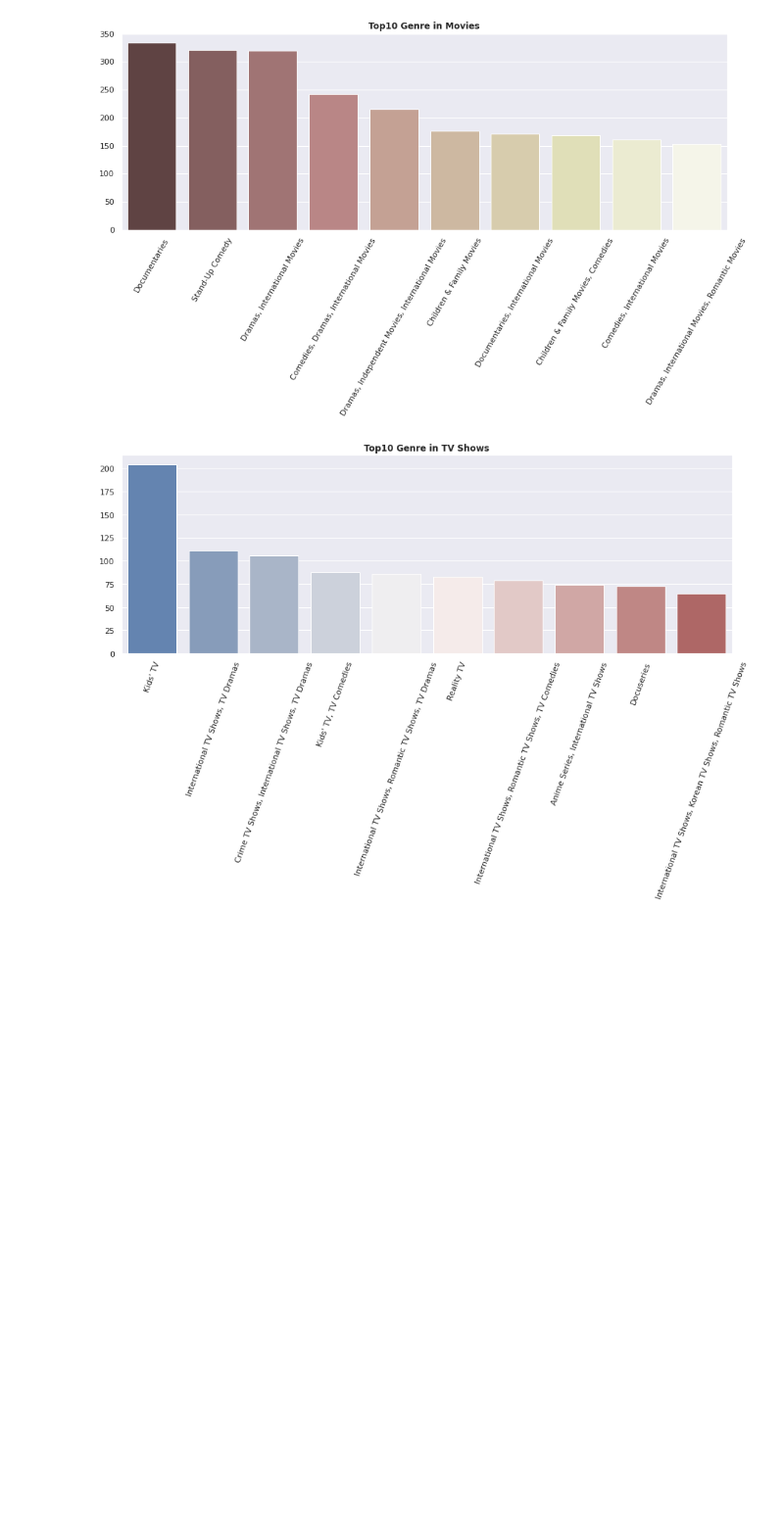
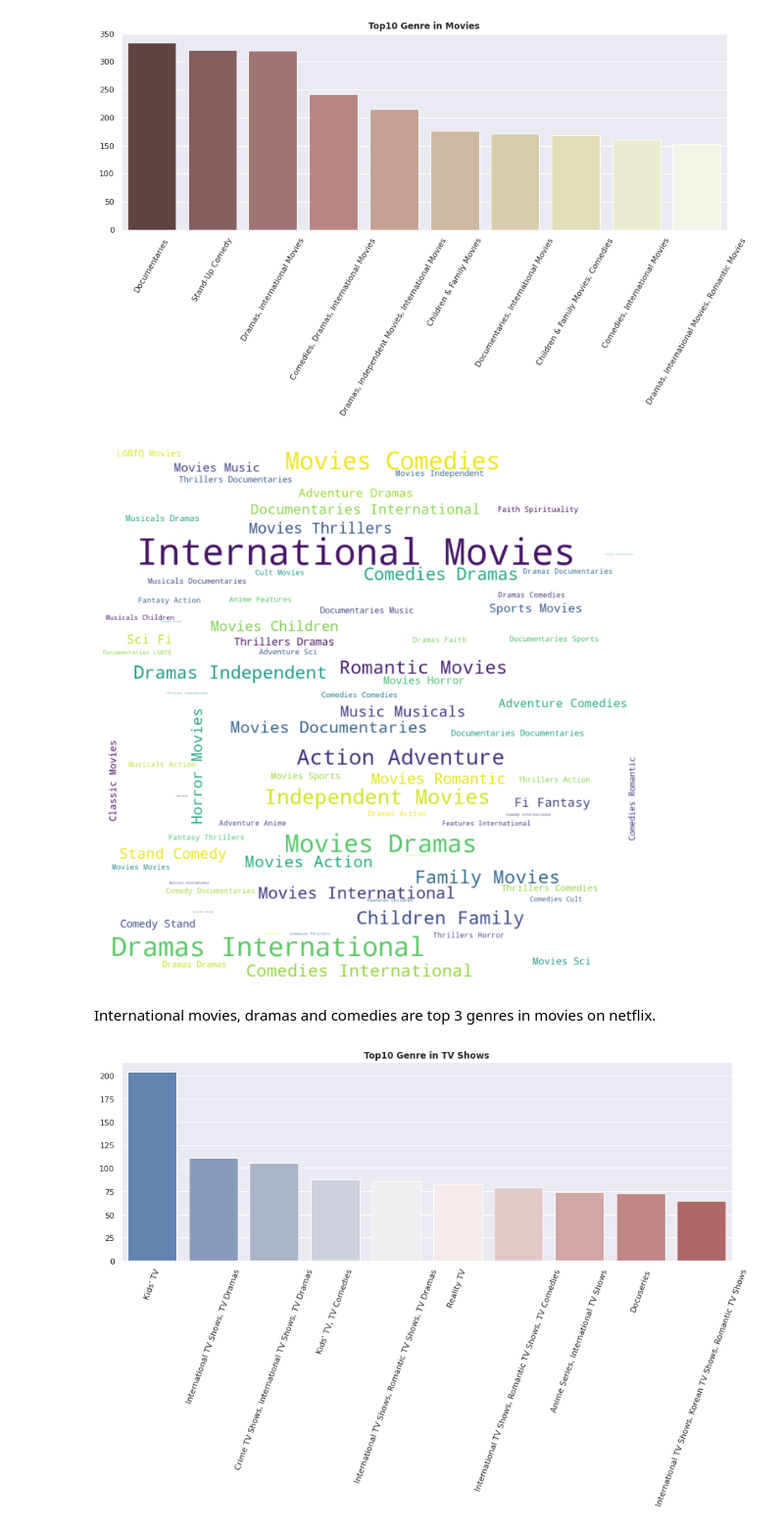
Before and after one commit to KirteshVerma/Netflix-movies-and-TV-shows, a Jupyter notebook: Netflix_movies_and_TV_shows_clustering.ipynb, the cells around one changed output. Shown at 98% size. Saved outputs shown, nothing was run; the diff lists cells and outputs as text; code cells hidden in the pictures; blank space fills up the shorter version.

```diff
--- a/Netflix_movies_and_TV_shows_clustering.ipynb
+++ b/Netflix_movies_and_TV_shows_clustering.ipynb
@@ -346,6 +362,21 @@ plt.title("Top10 Genre in Movies",fontweight="bold")
 plt.show()
 # %% [output]
 [figure]
+# %%
+#Wordcloud for the movies
+from wordcloud import WordCloud, STOPWORDS
+
+text = ' '.join(df_movies['listed_in'])
+
+plt.rcParams['figure.figsize'] = (12,12)
+wordcloud = WordCloud(background_color = 'white', width = 1200,  height = 1200, max_words = 121).generate(text)
+plt.imshow(wordcloud)
+plt.axis('off')
+plt.show()
+# %% [output]
+[figure, added]
+# %% [markdown]
+International movies, dramas and comedies are top 3 genres in movies on netflix.
 # %%
 plt.figure(figsize=(15,5))
 sns.barplot(x = df_tv["listed_in"].value_counts().head(10).index,
```
Also changed, not shown: parts of 12 cells of this notebook.
